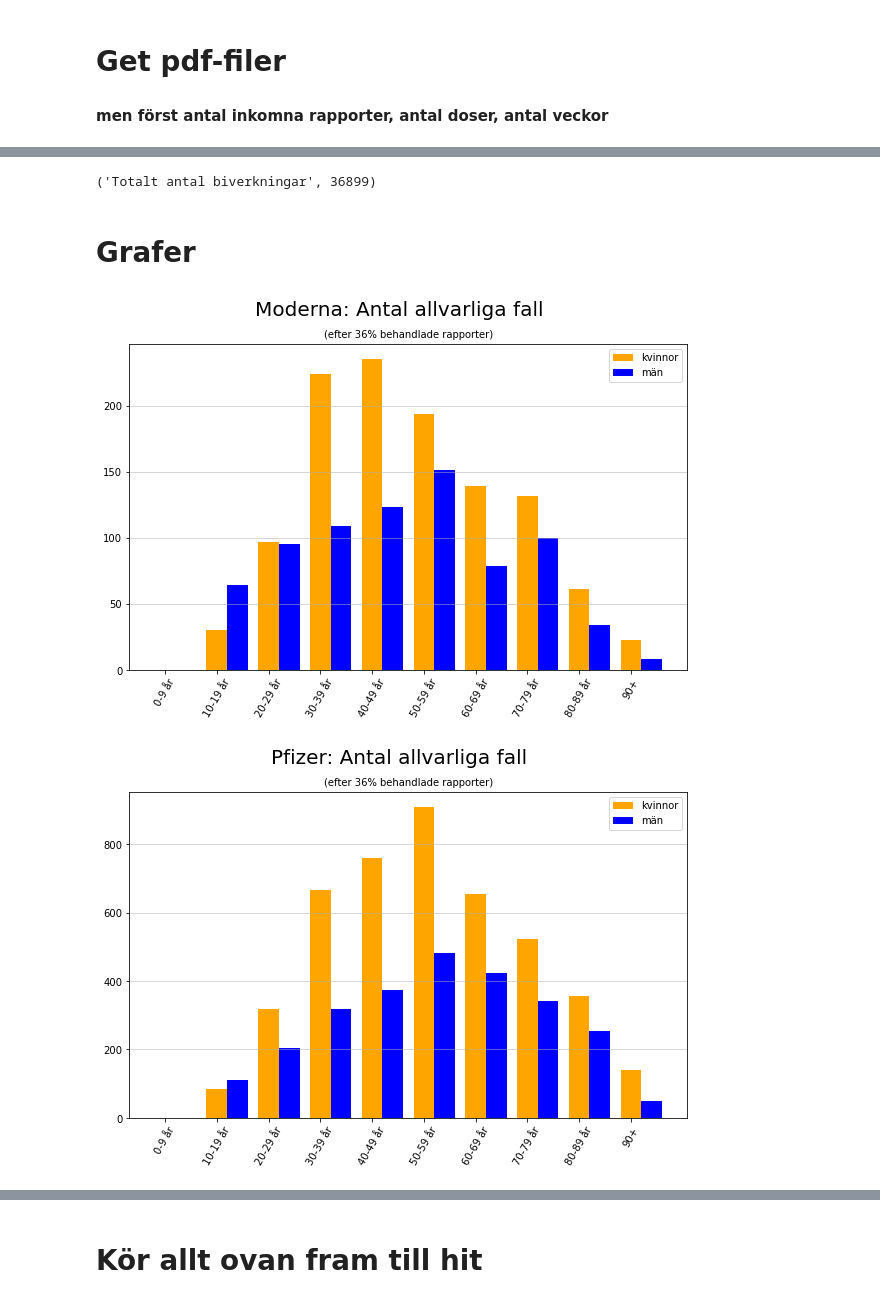
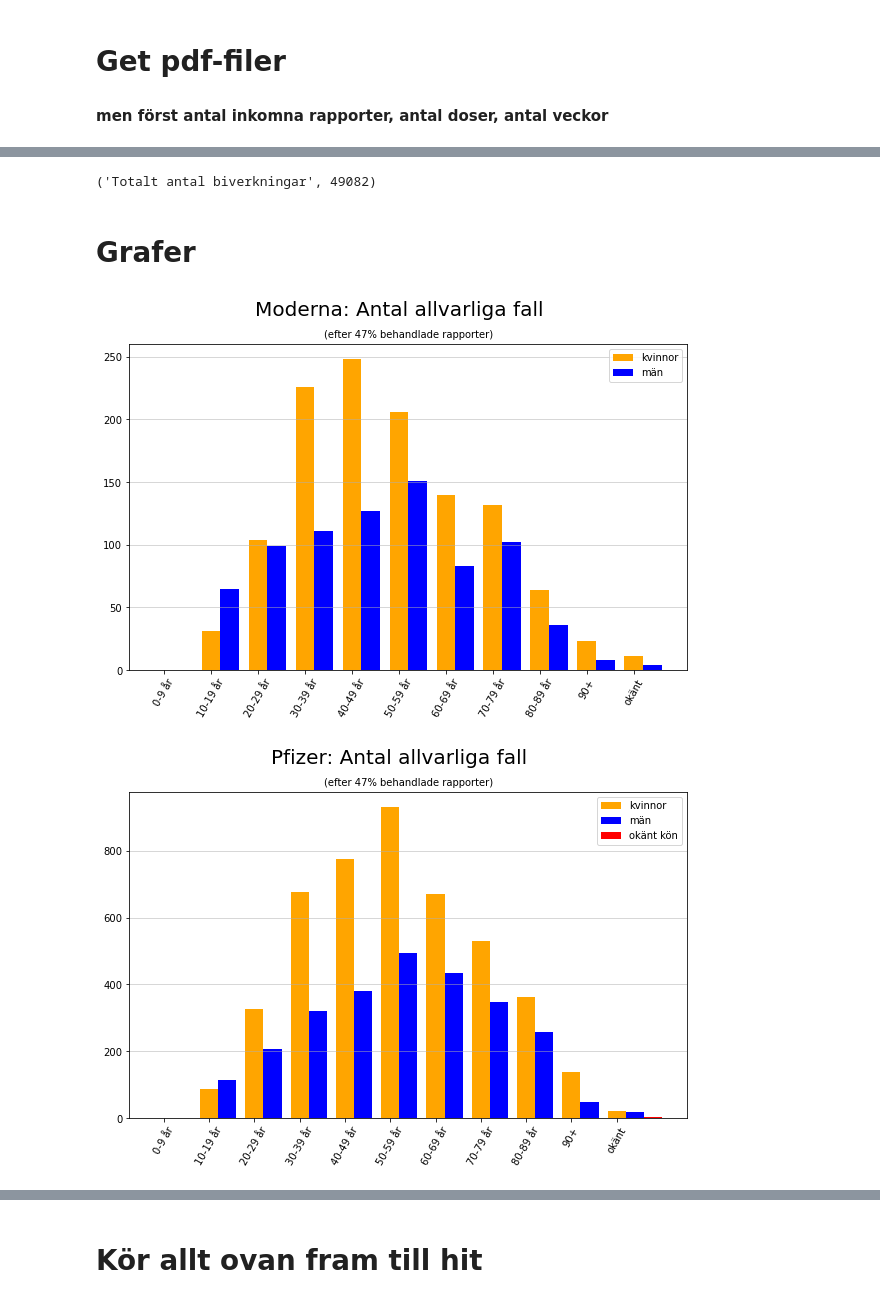
Before and after one commit to carokanns/scrape_vax, a Jupyter notebook: scrape_pdf.ipynb, the cells around one changed output, grey strips where cells are left out. Drawn from its saved outputs; the diff is of its cells as text; code cells hidden in the pictures.

```diff
--- a/scrape_pdf.ipynb
+++ b/scrape_pdf.ipynb
@@ -128,14 +128,16 @@ driver.implicitly_wait(5)     # seconds
 datconv={'Januari':'January', 'Februari':'February', 'Mars':'March', 'April':'April', 'Maj':'May', 'Juni':'June', 'Juli':'July', 'Augusti':'August', 'September':'September', 'Oktober':'October', 'November':'November', 'December':'December',
          'januari':'january', 'februari':'february', 'mars':'march', 'april':'april', 'maj':'may', 'juni':'june', 'juli':'july', 'augusti':'august', 'september':'september', 'oktober':'october', 'november':'november', 'december':'december'}
 def get_date_of_report(driver):
-    datum = driver.find_element(By.XPATH, '//*[@id="content"]/div/ng-component/div/div[2]/ul/li[2]/span[2]').text
+    datum = driver.find_element(By.XPATH, '//*[@id="content"]/div/article-page/div/div[2]/ul/li[2]/span[2]').text
     # replace month in datum
     for k,v in datconv.items():
         datum = datum.replace(k,v)
     return pd.to_datetime(datum).strftime('%Y-%m-%d')
 
 
+
 # d=get_date_of_report(driver)
+# d
 # # week number of d
 # week = pd.to_datetime(d).week
 # print(d)
@@ -145,9 +147,10 @@ def get_date_of_report(driver):
 def get_antal_okända(driver):
     # löpande_text = driver.find_elements_by_xpath('//*[@id="content"]/div/ng-component/div/div[2]/xhtmlstring[2]/div/p[5]')[0].text
     #löpande_text = driver.find_elements(By.XPATH,'//*[@id="content"]/div/ng-component/div/div[2]/xhtmlstring[2]/div/p[6]')[0].text
-    löpande_text = driver.find_elements(By.XPATH, '//*[@id="content"]/div/ng-component/div/div[2]/xhtmlstring[2]/div/p[7]')[0].text
+    löpande_text = driver.find_elements(By.XPATH, '//*[@id="content"]/div/article-page/div/div[2]/xhtmlstring[2]/div')[0].text
+
     # print(löpande_text)
-    sök_på = 'det även kommit in '
+    sök_på = ' har det även kommit in '
     startix = löpande_text.find(sök_på) + len(sök_på)  # här startar det numeriska värdet
     numlen= löpande_text[startix:].find(' ')
 
@@ -161,17 +170,18 @@ antal okända 377
 #  tabellen med antal doser och inkommna rapporter
 def get_inkomna_rapporter(driver):
     # inkomna = driver.find_element_by_class_name('tinyMceTable')
-    pfizer_inkomna = driver.find_elements(By.XPATH,'//*[@id = "content"]/div/ng-component/div/div[2]/xhtmlstring[2]/div/div[3]/p[2]/span')[0].text
+    pfizer_inkomna = driver.find_elements(
+        By.XPATH,'//*[@id="content"]/div/article-page/div/div[2]/xhtmlstring[2]/div/div[3]/p[2]/span')[0].text
     pfizer_inkomna = int(pfizer_inkomna.replace(' ', ''))
-
+    print('pfizer inkomna',pfizer_inkomna)
     moderna_inkomna = driver.find_elements(By.XPATH,
-    '//*[@id="content"]/div/ng-component/div/div[2]/xhtmlstring[2]/div/div[3]/p[7]/span')[0].text
+                                           '//*[@id="content"]/div/article-page/div/div[2]/xhtmlstring[2]/div/div[3]/p[7]/span')[0].text
     moderna_inkomna = int(moderna_inkomna.replace(' ', ''))
-
+    print('moderna inkomna',moderna_inkomna)
     astra_inkomna = driver.find_elements(By.XPATH,
-    '//*[@id="content"]/div/ng-component/div/div[2]/xhtmlstring[2]/div/div[3]/p[10]/span')[0].text
+                                         '//*[@id="content"]/div/article-page/div/div[2]/xhtmlstring[2]/div/div[3]/p[10]/span')[0].text
     astra_inkomna = int(astra_inkomna.replace(' ', ''))
-
+    print('astra inkomna',astra_inkomna)
     # elems = inkomna_pf.find_elements_by_tag_name('tr')
 
     # pfizer_inkomna = int(elems[1].find_elements_by_tag_name('td')[2].text.replace(' ',''))
@@ -185,7 +195,7 @@ with open('pickle/summa_rapporter.pkl','wb') as f:
     pickle.dump(summa_rapporter, f)
 
 print('summa_rapporter:',summa_rapporter)
-print(f"\nOBS\nKOLLA ATT DET 377 == {antal_okänd_spruta} RAPPORTER AV OKÄND SPRUTA\nOBS\n")
+print(f"\nOBS\nKOLLA ATT DET 371 == {antal_okänd_spruta} RAPPORTER AV OKÄND SPRUTA\nOBS\n")
 print('Dump antal okänd spruta =',antal_okänd_spruta)
 with open('pickle/okänd_spruta.pkl','wb') as f:
     pickle.dump(antal_okänd_spruta, f)
@@ -327,10 +351,10 @@ with open('pickle/summa_allvarliga.pkl','wb') as f:
 def skapa_ålderstabell(företag,tab):
     r_ix=1 if företag=='Pfizer' else 0
     if företag in ['Pfizer']:
-        kolumner = ['Allvarligt kvinnor','Allvarligt män', 'Allvarligt okänt', 'Ej allvarligt kvinnor','Ej allvarligt män','Ej allvarligt okänt']
+        kolumner = ['Allvarligt kvinnor','Allvarligt män', 'Allvarligt okänd', 'Ej allvarligt kvinnor','Ej allvarligt män','Ej allvarligt okänd']
         print('kolumner i tab', tab.iloc[r_ix:r_ix+1, 1:].values[0])
     elif företag in ['Astra']:
-        kolumner = ['Allvarligt kvinnor','Allvarligt män', 'Ej allvarligt kvinnor','Ej allvarligt män','Ej allvarligt okänt']
+        kolumner = ['Allvarligt kvinnor','Allvarligt män', 'Ej allvarligt kvinnor','Ej allvarligt män','Ej allvarligt okänd']
         print('kolumner i tab', tab.iloc[r_ix:r_ix+1, 1:].values[0])
     else:
         kolumner = ['Allvarligt kvinnor','Allvarligt män', 'Ej allvarligt kvinnor','Ej allvarligt män','Ej allvarligt okänt']
@@ -352,10 +376,12 @@ def skapa_ålderstabell(företag,tab):
     else:
         print('0-9 finns inte')
         ix = the_tab.loc[the_tab['Allvarlighetsgrad'] == '10-19 år',:].index[0]
-    # print('ix',ix,the_tab.iloc[ix:-1,:])
-    the_tab = the_tab.iloc[ix:-1,:]
+
+    # display('ix',ix,the_tab.iloc[ix:-1,:])
+    the_tab = the_tab.iloc[ix:,:]  # ta inte bort 'okänd ålder' som i ovanstående
 
     the_tab.fillna('0',inplace=True)
+    # display(the_tab)
 
     the_tab.columns=[företag] + kolumner
     for kol in kolumner:
@@ -371,7 +397,7 @@ def tre_ålderstabeller():
 
     astra = skapa_ålderstabell('Astra',pdf_astra[ixa])
     pfizer = skapa_ålderstabell('Pfizer',pdf_pfizer[ixp])
-    print('Moderna',pdf_moderna[ixm])
+    # print('Moderna',pdf_moderna[ixm])
     moderna = skapa_ålderstabell('Moderna',pdf_moderna[ixm])
     return astra,pfizer,moderna
 
@@ -435,7 +460,7 @@ Efter
 # %%
 'Totalt antal biverkningar',df_tot.index.values[0]
 # %% [output]
-('Totalt antal biverkningar', 36899)
+('Totalt antal biverkningar', 49082)
 # %% [markdown]
 # Grafer
 # %%
@@ -444,32 +469,38 @@ import numpy as np
 def plot_inkomna():
     plt.figure(figsize=(10,8))
     plt.plot(df_tot.index,df_tot['Pfizer'],label='Pfizer')
     plt.plot(df_tot.index,df_tot['Moderna'],label='Moderna')
     plt.plot(df_tot.index,df_tot['Astra'],label='Astra')
     plt.legend()
     plt.title('Antal rapporterade fall')
     plt.xlabel('Vecka')
     plt.ylabel('Antal rapporterade fall')
     plt.show()
 
 def plot_allvarliga_per_ålder(åldrar, ftag):
     plt.figure(figsize=(10,6))
     spc = np.arange(len(ftag[åldrar]))
     plt.bar(spc, ftag['Allvarligt kvinnor'], width=0.4,label='kvinnor',color='orange')
     plt.bar(spc+0.4,ftag['Allvarligt män'], width=0.4,label='män',color='b')
+    try:
+        plt.bar(spc+0.8, ftag['Allvarligt okänd'],
+                width=0.4, label='okänt kön', color='red')
+    except:
+        pass
+
     plt.xticks(spc,ftag[åldrar],rotation=60)
     plt.legend()
     andel_behandlade = int(round(df_tot.index.values[0]/summa_rapporter,2)*100)
     plt.title(f'(efter {andel_behandlade}% behandlade rapporter)',fontsize=10)
     plt.suptitle(f'{åldrar}: Antal allvarliga fall',fontsize=20)
     plt.grid(axis='y', linestyle='-', linewidth=0.5)
     nummer = 7 if åldrar == 'Totalt' else 8
 
     plt.savefig(f'{nummer} {åldrar}_allvarliga_per_åldersgrupp_{datum}_v{week}.jpg')
     plt.show()
 plot_allvarliga_per_ålder('Moderna',moderna)
 plot_allvarliga_per_ålder('Pfizer', pfizer)
 plot_allvarliga_per_ålder('Astra',astra)
 # %% [output]
-[figure, old version]
+[figure, new version]
-[figure, old version]
+[figure, new version]
```
Also changed, not shown: parts of 11 cells of this notebook, 16 other files.
